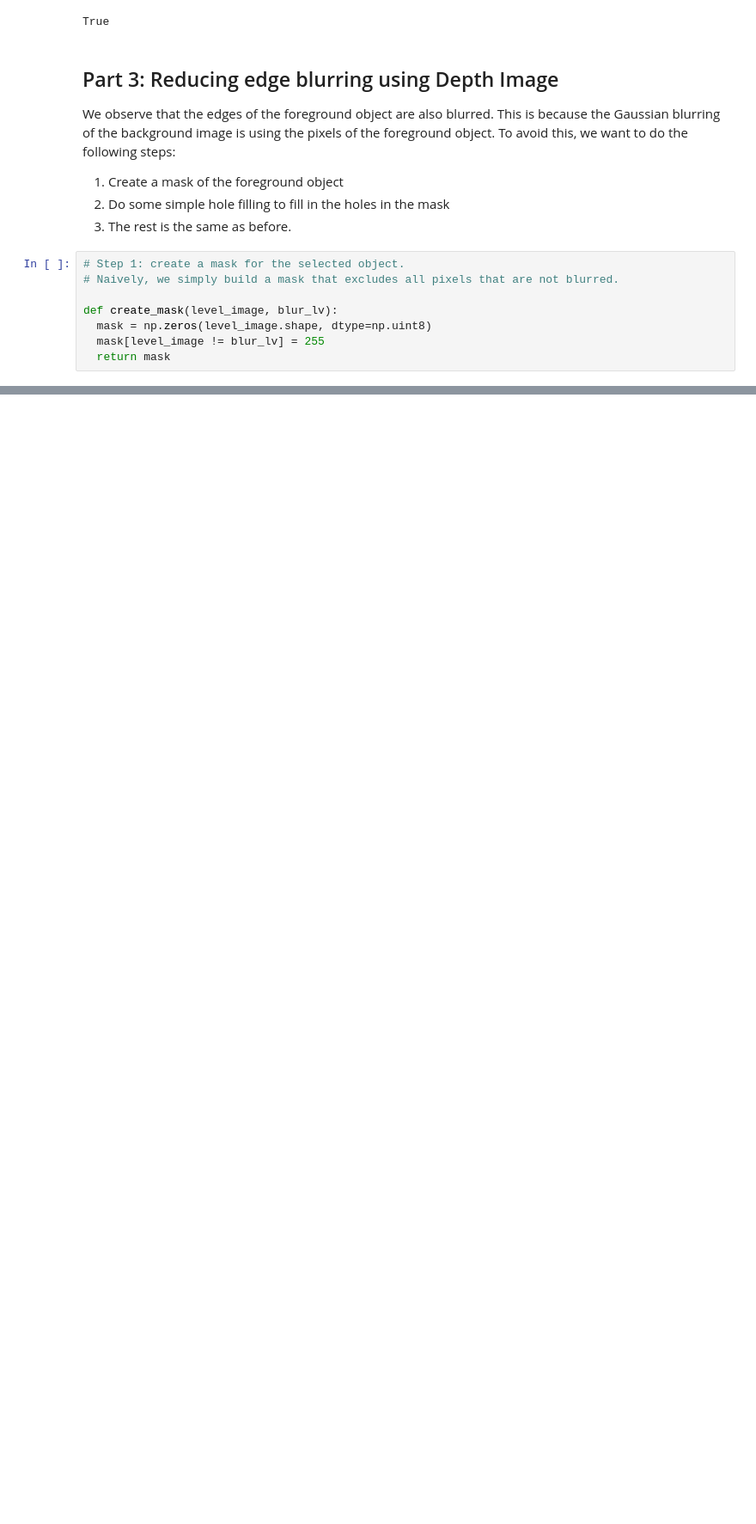
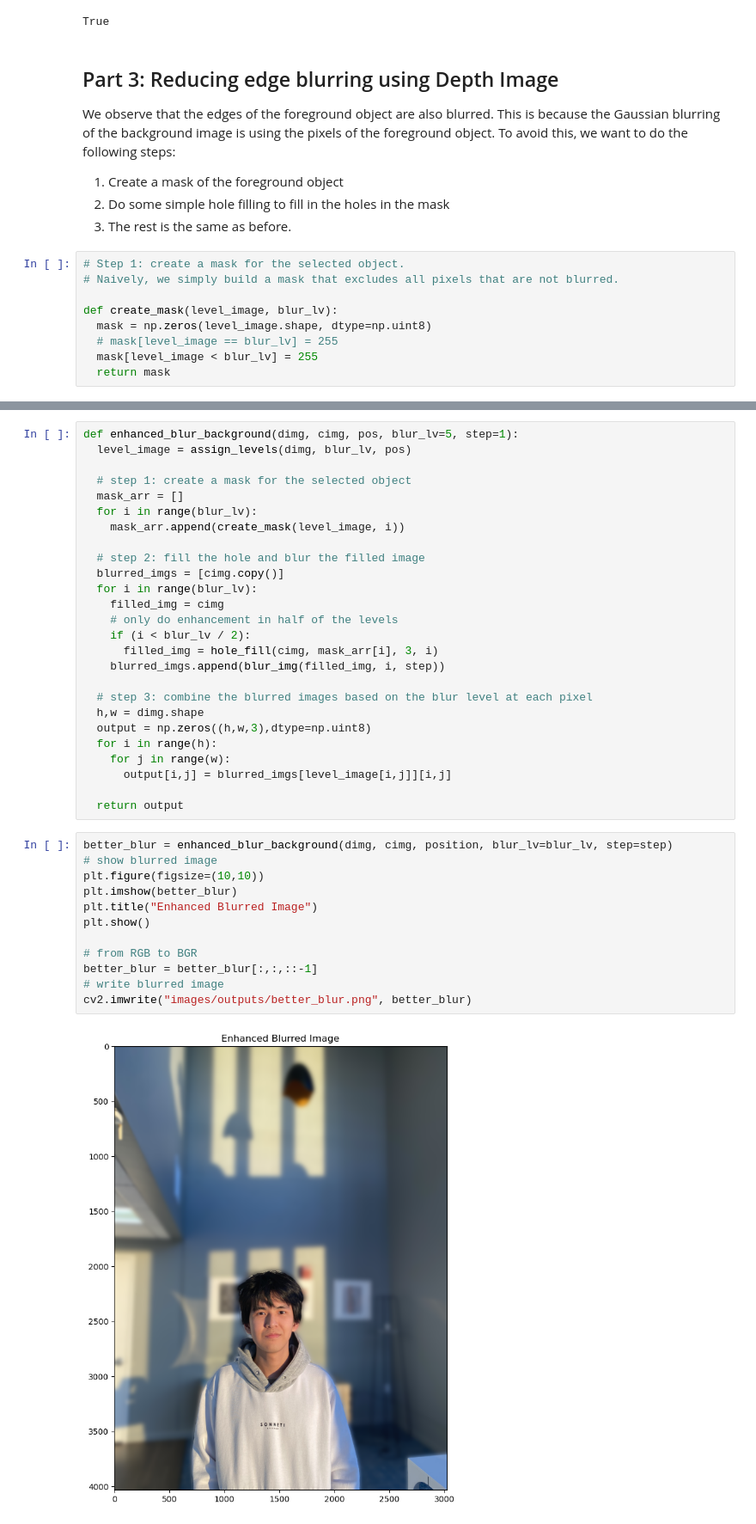
Before and after one commit to MingzhongSun/-cs-445-Monocular-Depth-Estimation-for-Minecraft, a Jupyter notebook: background_blur.ipynb, the cells around one changed output, grey strips where cells are left out. Shown at 86% size. Drawn from its saved outputs; the diff is of its cells as text; blank space fills up the shorter version.

Commit message:
not so good enhancement

```diff
--- a/background_blur.ipynb
+++ b/background_blur.ipynb
@@ -144,5 +172,6 @@ We observe that the edges of the foreground object are also blurred. This is bec
 
 def create_mask(level_image, blur_lv):
   mask = np.zeros(level_image.shape, dtype=np.uint8)
-  mask[level_image != blur_lv] = 255
+  # mask[level_image == blur_lv] = 255
+  mask[level_image < blur_lv] = 255
   return mask
@@ -169,0 +194,40 @@ plt.show()
+# %%
+def enhanced_blur_background(dimg, cimg, pos, blur_lv=5, step=1):
+  level_image = assign_levels(dimg, blur_lv, pos)
+
+  # step 1: create a mask for the selected object
+  mask_arr = []
+  for i in range(blur_lv):
+    mask_arr.append(create_mask(level_image, i))
+
+  # step 2: fill the hole and blur the filled image
+  blurred_imgs = [cimg.copy()]
+  for i in range(blur_lv):
+    filled_img = cimg
+    # only do enhancement in half of the levels
+    if (i < blur_lv / 2):
+      filled_img = hole_fill(cimg, mask_arr[i], 3, i)
+    blurred_imgs.append(blur_img(filled_img, i, step))
+
+  # step 3: combine the blurred images based on the blur level at each pixel
+  h,w = dimg.shape
+  output = np.zeros((h,w,3),dtype=np.uint8)
+  for i in range(h):
+    for j in range(w):
+      output[i,j] = blurred_imgs[level_image[i,j]][i,j]
+
+  return output
+# %%
+better_blur = enhanced_blur_background(dimg, cimg, position, blur_lv=blur_lv, step=step)
+# show blurred image
+plt.figure(figsize=(10,10))
+plt.imshow(better_blur)
+plt.title("Enhanced Blurred Image")
+plt.show()
+
+# from RGB to BGR
+better_blur = better_blur[:,:,::-1]
+# write blurred image
+cv2.imwrite("images/outputs/better_blur.png", better_blur)
+# %% [output]
+[figure, added]
```
Also changed, not shown: parts of 8 cells of this notebook, 6 other files.
